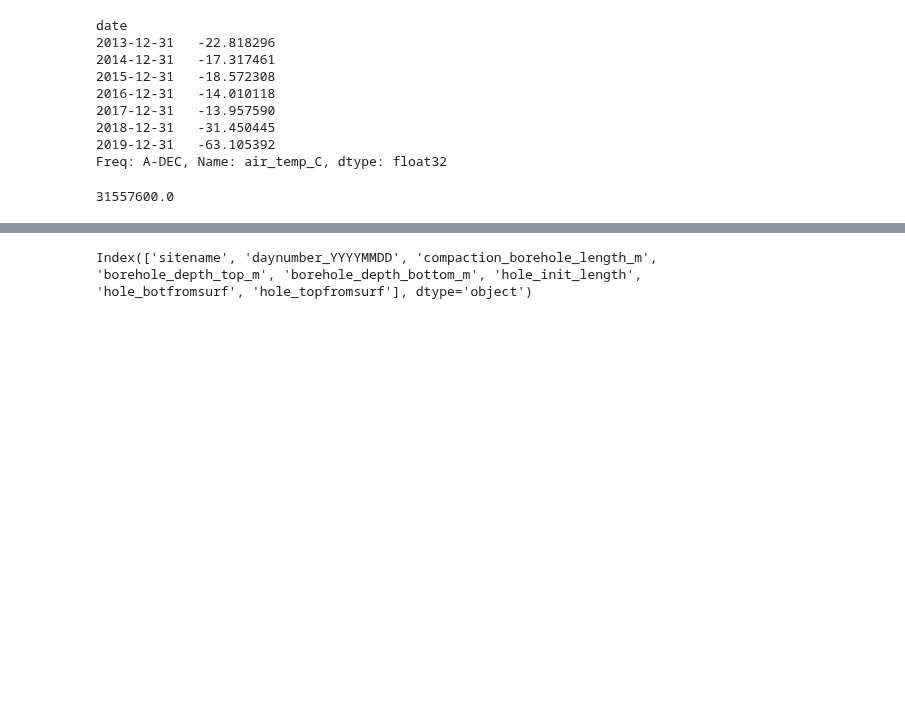
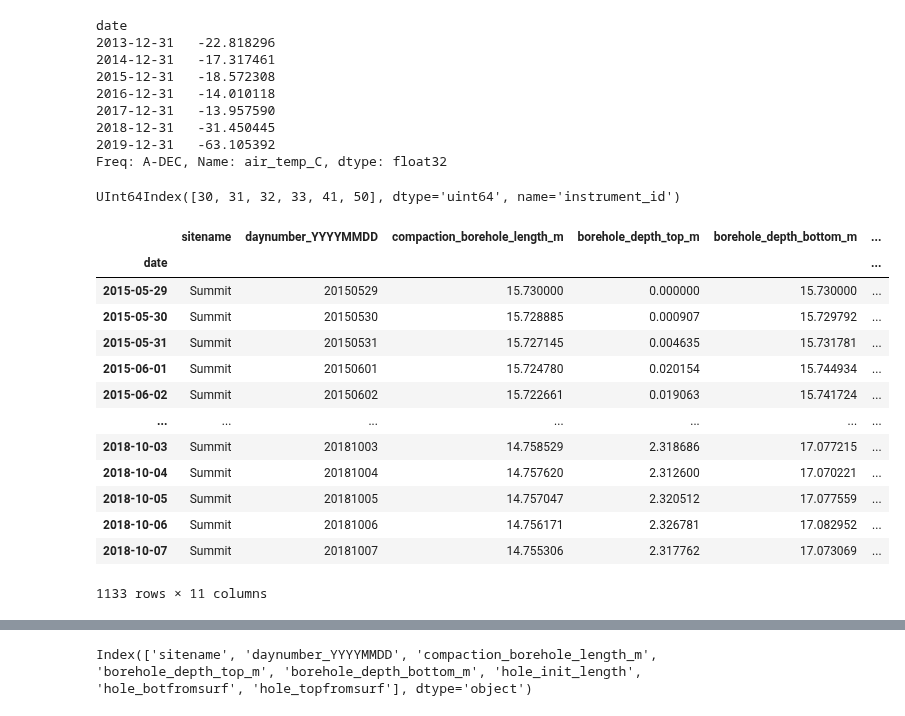
Before and after one commit to maximusjstevens/firncover, a Jupyter notebook: FirnCover_main.ipynb, the cells around one changed output, grey strips where cells are left out. Saved outputs shown, nothing was run; the diff lists cells and outputs as text; code cells hidden in the pictures; blank space fills up the shorter version.

```diff
--- a/FirnCover_main.ipynb
+++ b/FirnCover_main.ipynb
@@ -894,9 +902,9 @@ compaction_df.drop(compaction_df[((compaction_df.sitename=='Saddle')&(compaction
 # %%
 SumIds = compaction_df[compaction_df.sitename=='Summit'].index.get_level_values(0).unique()
-# %%
-S_PER_YEAR
-# %% [output]
-31557600.0
+# %%
+SumIds
+# %% [output]
+UInt64Index([30, 31, 32, 33, 41, 50], dtype='uint64', name='instrument_id')
 # %%
 idict = {}
 for II in SumIds:
@@ -908,6 +916,23 @@ for II in SumIds:
     DFI['deltaL'] = deltaL
     DFI['comp_rate_yr'] = DFI['deltaL']/dt*S_PER_YEAR
     idict[II] = DFI
+# %%
+idict[30]
+# %% [output]
+|  | sitename | daynumber_YYYYMMDD | compaction_borehole_length_m | borehole_depth_top_m | borehole_depth_bottom_m | ... |
+| date |  |  |  |  |  | ... |
+| 2015-05-29 | Summit | 20150529 | 15.730000 | 0.000000 | 15.730000 | ... |
+| 2015-05-30 | Summit | 20150530 | 15.728885 | 0.000907 | 15.729792 | ... |
+| 2015-05-31 | Summit | 20150531 | 15.727145 | 0.004635 | 15.731781 | ... |
+| 2015-06-01 | Summit | 20150601 | 15.724780 | 0.020154 | 15.744934 | ... |
+| 2015-06-02 | Summit | 20150602 | 15.722661 | 0.019063 | 15.741724 | ... |
+| ... | ... | ... | ... | ... | ... | ... |
+| 2018-10-03 | Summit | 20181003 | 14.758529 | 2.318686 | 17.077215 | ... |
+| 2018-10-04 | Summit | 20181004 | 14.757620 | 2.312600 | 17.070221 | ... |
+| 2018-10-05 | Summit | 20181005 | 14.757047 | 2.320512 | 17.077559 | ... |
+| 2018-10-06 | Summit | 20181006 | 14.756171 | 2.326781 | 17.082952 | ... |
+| 2018-10-07 | Summit | 20181007 | 14.755306 | 2.317762 | 17.073069 | ... |
+1133 rows × 11 columns
 # %%
 for II in SumIds:
     f1,a1 = plt.subplots()
```
Also changed, not shown: parts of 5 cells of this notebook.
